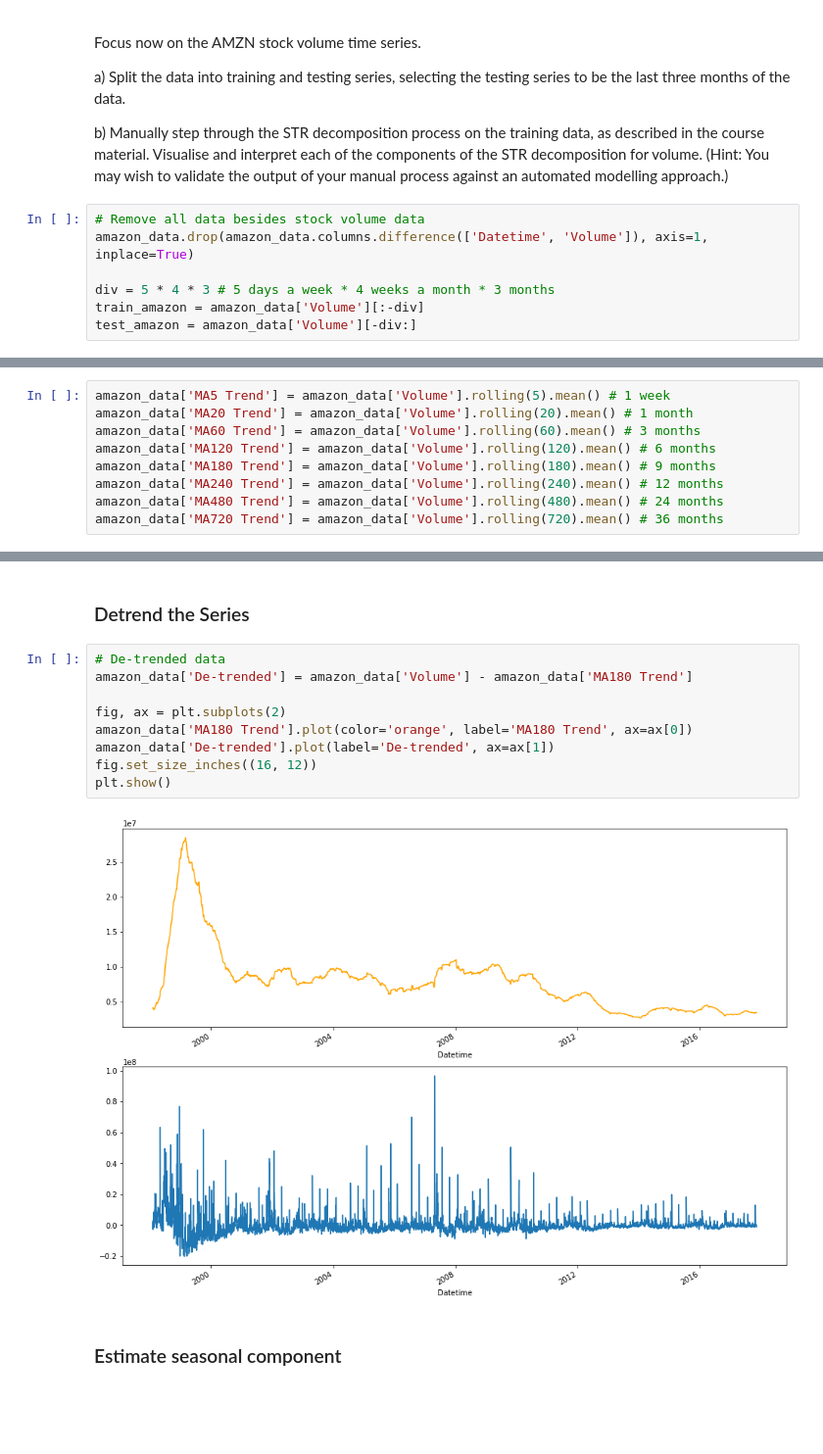
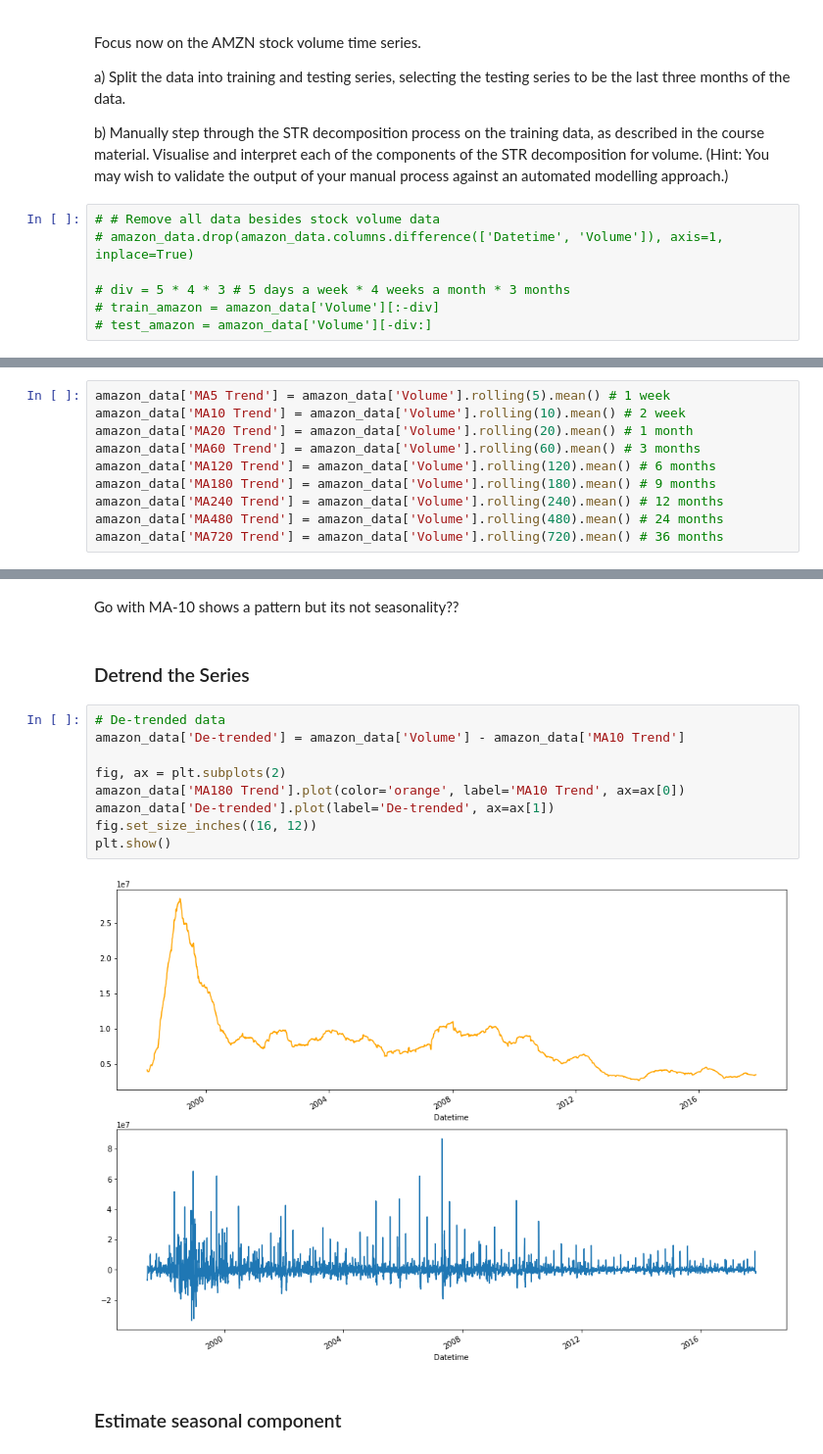
Before and after one commit to JamieKats/data2001-a3, a Jupyter notebook: DATA2001-A3-s4674720.ipynb, the cells around one changed output, grey strips where cells are left out. Shown at 98% size. Saved outputs shown, nothing was run; the diff lists cells and outputs as text; blank space fills up the shorter version.

```diff
--- a/DATA2001-A3-s4674720.ipynb
+++ b/DATA2001-A3-s4674720.ipynb
@@ -282,9 +300,9 @@ a) Split the data into training and testing series, selecting the testing series
 b) Manually step through the STR decomposition process on the training data, as
 described in the course material. Visualise and interpret each of the components of the STR decomposition for volume. (Hint: You may wish to validate the output of your manual process against an automated modelling approach.)
 # %%
-# Remove all data besides stock volume data
-amazon_data.drop(amazon_data.columns.difference(['Datetime', 'Volume']), axis=1, inplace=True)
+# # Remove all data besides stock volume data
+# amazon_data.drop(amazon_data.columns.difference(['Datetime', 'Volume']), axis=1, inplace=True)
 
-div = 5 * 4 * 3 # 5 days a week * 4 weeks a month * 3 months
-train_amazon = amazon_data['Volume'][:-div]
-test_amazon = amazon_data['Volume'][-div:]
+# div = 5 * 4 * 3 # 5 days a week * 4 weeks a month * 3 months
+# train_amazon = amazon_data['Volume'][:-div]
+# test_amazon = amazon_data['Volume'][-div:]
@@ -293,5 +321,6 @@ test_amazon = amazon_data['Volume'][-div:]
 # %%
 amazon_data['MA5 Trend'] = amazon_data['Volume'].rolling(5).mean() # 1 week
+amazon_data['MA10 Trend'] = amazon_data['Volume'].rolling(10).mean() # 2 week
 amazon_data['MA20 Trend'] = amazon_data['Volume'].rolling(20).mean() # 1 month
 amazon_data['MA60 Trend'] = amazon_data['Volume'].rolling(60).mean() # 3 months
 amazon_data['MA120 Trend'] = amazon_data['Volume'].rolling(120).mean() # 6 months
@@ -319,16 +359,18 @@ plt.show()
+# %% [markdown]
+Go with MA-10 shows a pattern but its not seasonality??
 # %% [markdown]
 ### Detrend the Series
 # %%
 # De-trended data
-amazon_data['De-trended'] = amazon_data['Volume'] - amazon_data['MA180 Trend']
+amazon_data['De-trended'] = amazon_data['Volume'] - amazon_data['MA10 Trend']
 
 fig, ax = plt.subplots(2)
-amazon_data['MA180 Trend'].plot(color='orange', label='MA180 Trend', ax=ax[0])
+amazon_data['MA180 Trend'].plot(color='orange', label='MA10 Trend', ax=ax[0])
 amazon_data['De-trended'].plot(label='De-trended', ax=ax[1])
 fig.set_size_inches((16, 12))
 plt.show()
 # %% [output]
-[figure, old version]
+[figure, new version]
 # %% [markdown]
 ### Estimate seasonal component
 # %%
```
Also changed, not shown: parts of 34 cells of this notebook.
